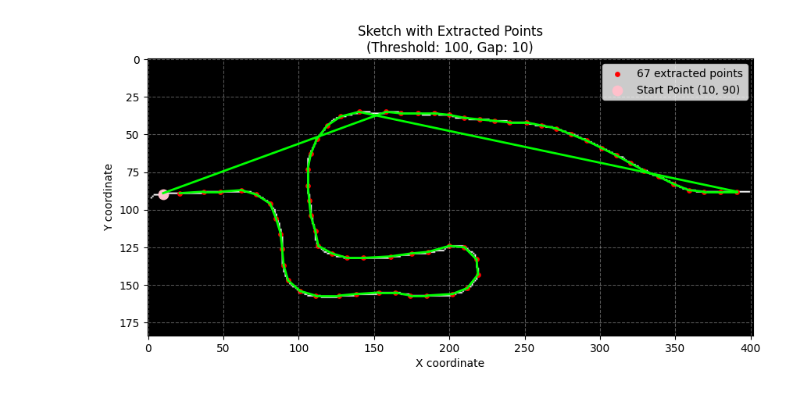
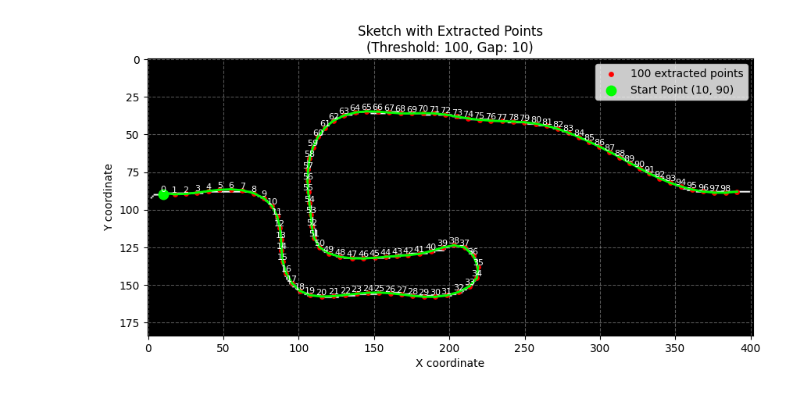
Before and after one commit to niklasmh/3d-prints, a Jupyter notebook: sunglass-holder/generate-points-from-sketch.ipynb, the cells around one changed output. Cells and saved outputs as stored; diff of their text form; code cells hidden in the pictures.

```diff
--- a/sunglass-holder/generate-points-from-sketch.ipynb
+++ b/sunglass-holder/generate-points-from-sketch.ipynb
@@ -37,5 +32,5 @@ Note: you may need to restart the kernel to use updated packages.
 # %%
-def sketch_to_points(img, threshold=128, gap=10, start_point=None):
+def sketch_to_points(img, threshold=128, gap=10, start_point=None, point_count=100):
     """
     Converts a sketch image (PIL Image or NumPy array) to a list of points.
     If img is a boolean NumPy array (skeletonized), 'threshold' is ignored.
@@ -57,7 +52,7 @@ def sketch_to_points(img, threshold=128, gap=10, start_point=None):
 
     if is_numpy_array:
         height, width = img.shape
-    else: # Assuming PIL Image
+    else:
         width, height = img.size
 
     points = []
@@ -65,17 +60,15 @@ def sketch_to_points(img, threshold=128, gap=10, start_point=None):
     for y_coord in range(0, height):
         for x_coord in range(0, width):
             if is_numpy_array:
-                pixel_value = img[y_coord, x_coord] # For NumPy array
-                # If img is a boolean skeleton, pixel_value is True/False
-                # The threshold arg is ignored in this case, we check for True (skeleton pixel)
+                pixel_value = img[y_coord, x_coord]
                 is_line_pixel = pixel_value
-            else: # Assuming PIL Image
+            else:
                 pixel_value = img.getpixel((x_coord, y_coord))
                 is_line_pixel = pixel_value < threshold
 
             if is_line_pixel:
                 closest_neighbor_dist = float('inf')
-                if not points: # First point is always added
+                if not points:
                     points.append((x_coord, y_coord))
                     continue
 
@@ -88,7 +81,11 @@ def sketch_to_points(img, threshold=128, gap=10, start_point=None):
                     points.append((x_coord, y_coord))
 
     # Order points in nearest neighbor fashion
-    p = points[0]
+    if start_point:
+        closest_points = sorted(points, key=lambda p: ((p[0] - start_point[0]) ** 2 + (p[1] - start_point[1]) ** 2))
+        p = closest_points[0]
+    else:
+        p = points[0]
     new_points = [p]
     seen = set((p,))
     while len(new_points) < len(points):
@@ -105,27 +102,28 @@ def sketch_to_points(img, threshold=128, gap=10, start_point=None):
         seen.add(closest_neighbor)
         p = closest_neighbor
 
-    points = new_points
+    points = np.array(new_points[::2])
 
-    # If a start point is provided, reorder points to start from it
-    if start_point is not None:
-        # Find two closest points to the start point
-        closest_points = sorted(points, key=lambda p: ((p[0] - start_point[0]) ** 2 + (p[1] - start_point[1]) ** 2) ** 0.5)
-        if len(closest_points) > 1:
-            # Reorder points to start from the closest point to the start_point
-            first_index = points.index(closest_points[0])
-            second_index = points.index(closest_points[0])
-            points = points[first_index:] + points[:first_index]
-            if first_index > second_index:
-                points = points[::-1]
+    distance = np.cumsum(np.sqrt(np.sum(np.diff(points, axis=0)**2, axis=1)))
+    distance = np.insert(distance, 0, 0) / distance[-1]
+    alpha = np.linspace(0, 1, point_count)
+    interpolated_points = {}
+    kind = "cubic"
+    interpolator = interp1d(distance, points, kind=kind, axis=0)
+    interpolated_points = interpolator(alpha)
+    points = interpolated_points.tolist()
 
     # Normalize points to a 0-1 range
     min_x, min_y, max_x, max_y = (
         min(x for x, _ in points), min(y for _, y in points),
         max(x for x, _ in points), max(y for _, y in points)
     )
+    radix = 10_000
+    width = max_x - min_x
+    height = max_y - min_y
+    scale = 1 / max(width, height)
     normalized_points = [
-        (int((x - min_x) * 1000 / (max_x - min_x)) / 1000, int((y - min_y) * 1000 / (max_y - min_y)) / 1000)
+        (int((x - min_x) * scale * radix) / radix, int((y - min_y) * scale * radix) / radix)
         for x, y in points
     ]
 
@@ -154,13 +152,15 @@ image_file_path = "hook-design.png"
 darkness_level_threshold = 100
 point_spacing_gap = 10
 start_point = (10, 90)
+point_count = 100
 
 image = skeletonize_image(image_file_path, darkness_level_threshold)
 extracted_points, normalized_points = sketch_to_points(
     image,
     darkness_level_threshold,
     point_spacing_gap,
-    start_point
+    start_point,
+    point_count=point_count
 )
 
 if extracted_points:
@@ -173,12 +173,13 @@ if extracted_points:
     plt.scatter(x_coordinates, y_coordinates, color='red', s=15, label=f'{len(extracted_points)} extracted points')
 
     for i in range(len(extracted_points) - 1):
-        plt.plot(
-            [extracted_points[i][0], extracted_points[i + 1][0]],
-            [extracted_points[i][1], extracted_points[i + 1][1]], color='lime', linewidth=2)
+        ep1 = extracted_points[i]
+        ep2 = extracted_points[i + 1]
+        plt.plot([ep1[0], ep2[0]], [ep1[1], ep2[1]], color='lime', linewidth=2)
+        plt.annotate(str(i), (ep1[0], ep1[1]), color='white', fontsize=8, ha='center', va='bottom')
 
     if start_point:
-        plt.scatter([start_point[0]], [start_point[1]], color='pink', s=80, label=f'Start Point {start_point}')
+        plt.scatter([start_point[0]], [start_point[1]], color='lime', s=80, label=f'Start Point {start_point}')
 
     plt.title(f"Sketch with Extracted Points\n(Threshold: {darkness_level_threshold}, Gap: {point_spacing_gap})")
     plt.xlabel("X coordinate")
@@ -194 +195 @@ Successfully extracted 67 points from 'hook-design.png'.
-[figure, old version]
+[figure, new version]
```
Also changed, not shown: parts of 2 cells of this notebook, 3 other files.
